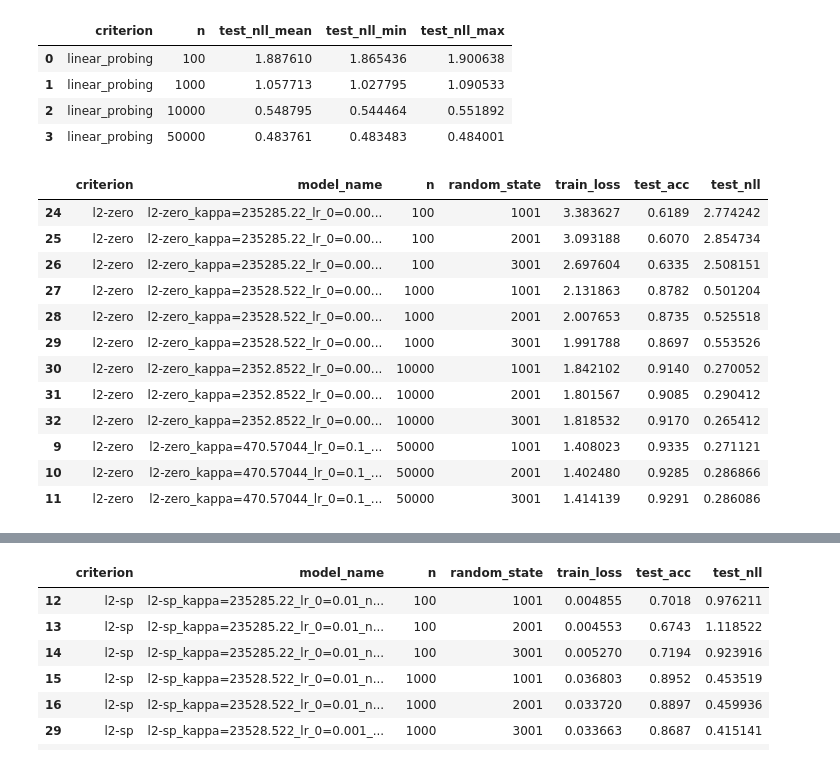
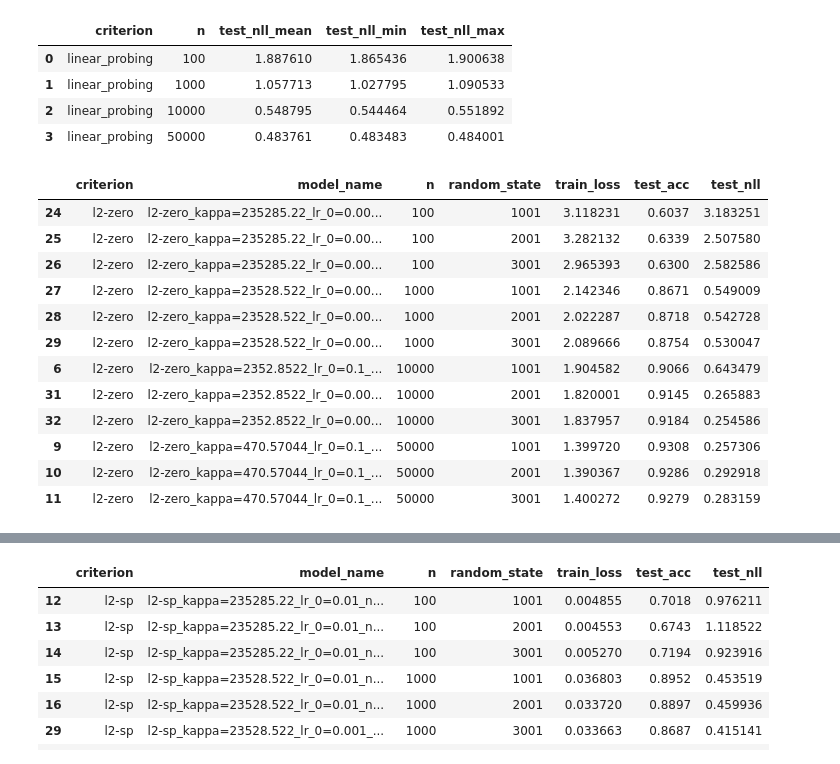
Before and after one commit to tufts-ml/data-emphasized-ELBo, a Jupyter notebook: notebooks/CIFAR-10_VI.ipynb, the cells around one changed output, grey strips where cells are left out. Saved outputs shown, nothing was run; the diff lists cells and outputs as text; code cells hidden in the pictures.

```diff
--- a/notebooks/CIFAR-10_VI.ipynb
+++ b/notebooks/CIFAR-10_VI.ipynb
@@ -154,0 +166,22 @@ print(count)
+# %%
+criterion = 'l2-zero'
+kappas = torch.logspace(0, math.log10(23528522), 10)
+dataset_directory = '/cluster/tufts/hugheslab/eharve06/CIFAR-10'
+experiments_directory = '/cluster/tufts/hugheslab/eharve06/data-emphasized-ELBo/experiments/retrained_CIFAR-10_VI'
+experiments_directory = '/cluster/tufts/hugheslab/eharve06/data-emphasized-ELBo/experiments/train_eval_comparison3'
+lr_0s = [0.1, 0.01, 0.001, 0.0001]
+ns = [100, 1000, 10000, 50000]
+random_states = [1001, 2001, 3001]
+
+count = -1
+for kappa, lr_0, n, random_state in itertools.product(kappas, lr_0s, ns, random_states):
+    model_name = f'{criterion}_kappa={kappa}_lr_0={lr_0}_n={n}_random_state={random_state}'
+    if os.path.exists(f'{experiments_directory}/{model_name}.csv'):
+        temp_df = pd.read_csv(f'{experiments_directory}/{model_name}.csv')
+        if not check_epochs(temp_df, n, batch_size=min(128, n), steps=6000):
+            count += 1
+            print(f'    "python ../src/main_CIFAR-10-Copy3.py --batch_size=128 --criterion=\'{criterion}\' --dataset_directory=\'{dataset_directory}\' --ELBo --experiments_directory=\'{experiments_directory}\' --kappa={kappa} --lr_0={lr_0} --model_name=\'{model_name}\' --n={n} --num_workers=0 --random_state={random_state} --save"')
+    else:
+        count += 1
+        print(f'    "python ../src/main_CIFAR-10-Copy3.py --batch_size=128 --criterion=\'{criterion}\' --dataset_directory=\'{dataset_directory}\' --ELBo --experiments_directory=\'{experiments_directory}\' --kappa={kappa} --lr_0={lr_0} --model_name=\'{model_name}\' --n={n} --num_workers=0 --random_state={random_state} --save"')
+print(count)
@@ -376,40 +427,40 @@ grouped_df[['criterion', 'n', 'test_nll_mean', 'test_nll_min', 'test_nll_max']]
 # %%
 criterion = 'l2-zero'
 d = 23528522
 dataset_directory = '/cluster/tufts/hugheslab/eharve06/CIFAR-10'
-experiments_directory = '/cluster/tufts/hugheslab/eharve06/data-emphasized-ELBo/experiments/retrained_CIFAR-10_VI'
+experiments_directory = '/cluster/tufts/hugheslab/eharve06/data-emphasized-ELBo/experiments/retrained_CIFAR-10_VI_alpha=beta'
 lr_0s = [0.1, 0.01, 0.001, 0.0001]
 ns = [100, 1000, 10000, 50000]
 random_states = [1001, 2001, 3001]
 
 columns = ['criterion', 'model_name', 'n', 'random_state', 'train_loss', 'test_acc', 'test_nll']
 retrained_df = pd.DataFrame(columns=columns)
 
 for lr_0, n, random_state in itertools.product(lr_0s, ns, random_states):
     model_name = f'{criterion}_kappa={d/n}_lr_0={lr_0}_n={n}_random_state={random_state}'
     if os.path.exists(f'{experiments_directory}/{model_name}.csv'):
         temp_df = pd.read_csv(f'{experiments_directory}/{model_name}.csv')
         row = [criterion, model_name, n, random_state, temp_df.train_loss.values[-1], temp_df.val_or_test_acc.values[-1], temp_df.val_or_test_nll.values[-1]]
         retrained_df.loc[len(retrained_df)] = row
 
 min_indices = retrained_df.groupby(['criterion', 'n', 'random_state'])['train_loss'].idxmin()
 retrained_df = retrained_df.loc[min_indices]
 
 retrained_df
 # %% [output]
 |  | criterion | model_name | n | random_state | train_loss | test_acc | test_nll |
-| 24 | l2-zero | l2-zero_kappa=235285.22_lr_0=0.00... | 100 | 1001 | 3.383627 | 0.6189 | 2.774242 |
-| 25 | l2-zero | l2-zero_kappa=235285.22_lr_0=0.00... | 100 | 2001 | 3.093188 | 0.6070 | 2.854734 |
-| 26 | l2-zero | l2-zero_kappa=235285.22_lr_0=0.00... | 100 | 3001 | 2.697604 | 0.6335 | 2.508151 |
-| 27 | l2-zero | l2-zero_kappa=23528.522_lr_0=0.00... | 1000 | 1001 | 2.131863 | 0.8782 | 0.501204 |
-| 28 | l2-zero | l2-zero_kappa=23528.522_lr_0=0.00... | 1000 | 2001 | 2.007653 | 0.8735 | 0.525518 |
-| 29 | l2-zero | l2-zero_kappa=23528.522_lr_0=0.00... | 1000 | 3001 | 1.991788 | 0.8697 | 0.553526 |
-| 30 | l2-zero | l2-zero_kappa=2352.8522_lr_0=0.00... | 10000 | 1001 | 1.842102 | 0.9140 | 0.270052 |
-| 31 | l2-zero | l2-zero_kappa=2352.8522_lr_0=0.00... | 10000 | 2001 | 1.801567 | 0.9085 | 0.290412 |
-| 32 | l2-zero | l2-zero_kappa=2352.8522_lr_0=0.00... | 10000 | 3001 | 1.818532 | 0.9170 | 0.265412 |
-| 9 | l2-zero | l2-zero_kappa=470.57044_lr_0=0.1_... | 50000 | 1001 | 1.408023 | 0.9335 | 0.271121 |
-| 10 | l2-zero | l2-zero_kappa=470.57044_lr_0=0.1_... | 50000 | 2001 | 1.402480 | 0.9285 | 0.286866 |
-| 11 | l2-zero | l2-zero_kappa=470.57044_lr_0=0.1_... | 50000 | 3001 | 1.414139 | 0.9291 | 0.286086 |
+| 24 | l2-zero | l2-zero_kappa=235285.22_lr_0=0.00... | 100 | 1001 | 3.118231 | 0.6037 | 3.183251 |
+| 25 | l2-zero | l2-zero_kappa=235285.22_lr_0=0.00... | 100 | 2001 | 3.282132 | 0.6339 | 2.507580 |
+| 26 | l2-zero | l2-zero_kappa=235285.22_lr_0=0.00... | 100 | 3001 | 2.965393 | 0.6300 | 2.582586 |
+| 27 | l2-zero | l2-zero_kappa=23528.522_lr_0=0.00... | 1000 | 1001 | 2.142346 | 0.8671 | 0.549009 |
+| 28 | l2-zero | l2-zero_kappa=23528.522_lr_0=0.00... | 1000 | 2001 | 2.022287 | 0.8718 | 0.542728 |
+| 29 | l2-zero | l2-zero_kappa=23528.522_lr_0=0.00... | 1000 | 3001 | 2.089666 | 0.8754 | 0.530047 |
+| 6 | l2-zero | l2-zero_kappa=2352.8522_lr_0=0.1_... | 10000 | 1001 | 1.904582 | 0.9066 | 0.643479 |
+| 31 | l2-zero | l2-zero_kappa=2352.8522_lr_0=0.00... | 10000 | 2001 | 1.820001 | 0.9145 | 0.265883 |
+| 32 | l2-zero | l2-zero_kappa=2352.8522_lr_0=0.00... | 10000 | 3001 | 1.837957 | 0.9184 | 0.254586 |
+| 9 | l2-zero | l2-zero_kappa=470.57044_lr_0=0.1_... | 50000 | 1001 | 1.399720 | 0.9308 | 0.257306 |
+| 10 | l2-zero | l2-zero_kappa=470.57044_lr_0=0.1_... | 50000 | 2001 | 1.390367 | 0.9286 | 0.292918 |
+| 11 | l2-zero | l2-zero_kappa=470.57044_lr_0=0.1_... | 50000 | 3001 | 1.400272 | 0.9279 | 0.283159 |
 # %%
 grouped_df = retrained_df.groupby(['criterion', 'n']).agg(lambda x: tuple(x))
 columns = ['test_acc', 'test_nll']
```
Also changed, not shown: parts of 6 cells of this notebook, 58 other files.
